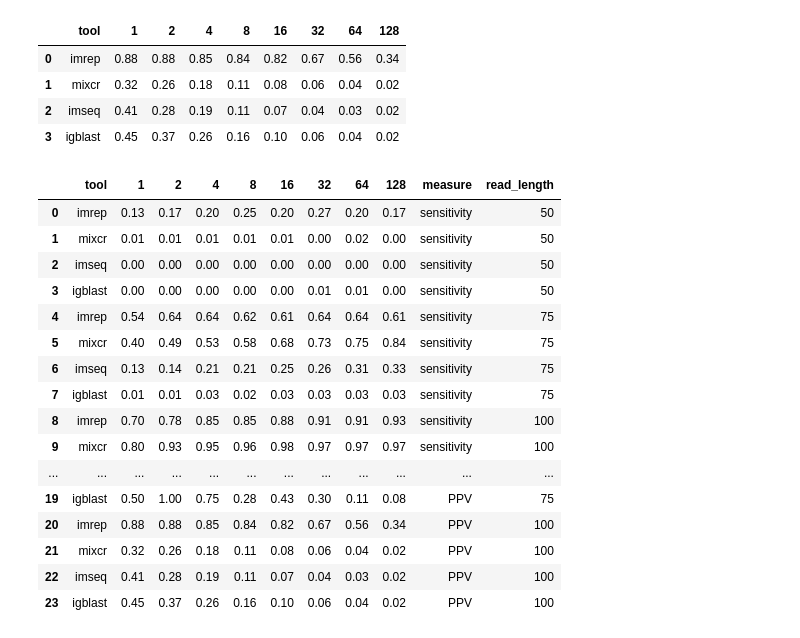
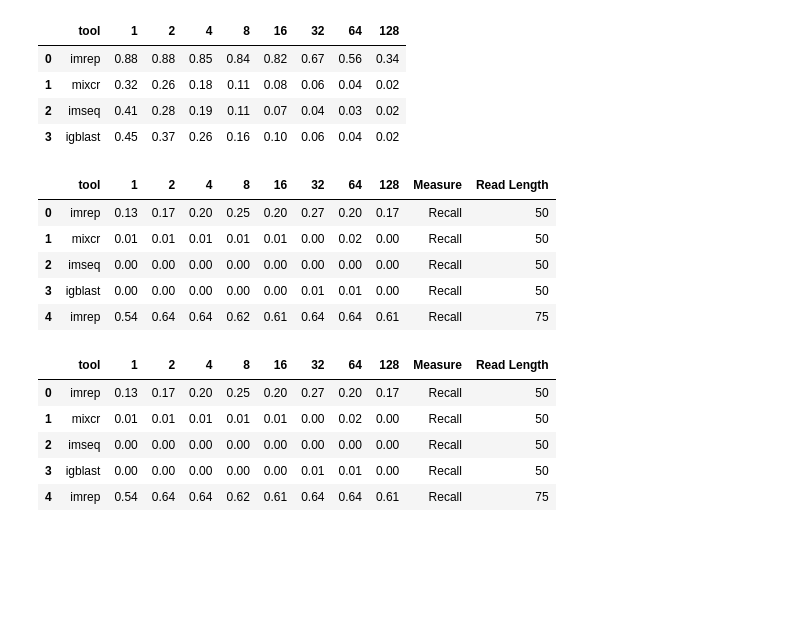
Before and after one commit to Mangul-Lab-USC/ImReP_publication_old, a Jupyter notebook: notebooks/Figure2.ipynb, the cells around one changed output. Cells and saved outputs as stored; diff of their text form; code cells hidden in the pictures; blank space fills up the shorter version.

Commit message:
Ran figures, and added new data files

```diff
--- a/notebooks/Figure2.ipynb
+++ b/notebooks/Figure2.ipynb
@@ -17,36 +19,56 @@ ppv_100
 | 2 | imseq | 0.41 | 0.28 | 0.19 | 0.11 | 0.07 | 0.04 | 0.03 | 0.02 |
 | 3 | igblast | 0.45 | 0.37 | 0.26 | 0.16 | 0.10 | 0.06 | 0.04 | 0.02 |
 # %%
-sens_50['measure'] = "recall"
-sens_50['read_length'] = 50
-sens_75['measure'] = "recall"
-sens_75['read_length'] = 75
-sens_100['measure'] = "recall"
-sens_100['read_length'] = 100
-ppv_50['measure'] = "precision"
-ppv_50['read_length'] = 50
-ppv_75['measure'] = "precision"
-ppv_75['read_length'] = 75
-ppv_100['measure'] = "precision"
-ppv_100['read_length'] = 100
+sens_50['Measure'] = "Recall"
+sens_50['Read Length'] = 50
+sens_75['Measure'] = "Recall"
+sens_75['Read Length'] = 75
+sens_100['Measure'] = "Recall"
+sens_100['Read Length'] = 100
+ppv_50['Measure'] = "Precision"
+ppv_50['Read Length'] = 50
+ppv_75['Measure'] = "Precision"
+ppv_75['Read Length'] = 75
+ppv_100['Measure'] = "Precision"
+ppv_100['Read Length'] = 100
 
 eval_df = pd.concat([sens_50, sens_75, sens_100, ppv_50, ppv_75, ppv_100], ignore_index = True)
-eval_df
+eval_df.head()
 # %% [output]
-|  | tool | 1 | 2 | 4 | 8 | 16 | 32 | 64 | 128 | measure | read_length |
-| 0 | imrep | 0.13 | 0.17 | 0.20 | 0.25 | 0.20 | 0.27 | 0.20 | 0.17 | sensitivity | 50 |
-| 1 | mixcr | 0.01 | 0.01 | 0.01 | 0.01 | 0.01 | 0.00 | 0.02 | 0.00 | sensitivity | 50 |
-| 2 | imseq | 0.00 | 0.00 | 0.00 | 0.00 | 0.00 | 0.00 | 0.00 | 0.00 | sensitivity | 50 |
-| 3 | igblast | 0.00 | 0.00 | 0.00 | 0.00 | 0.00 | 0.01 | 0.01 | 0.00 | sensitivity | 50 |
-| 4 | imrep | 0.54 | 0.64 | 0.64 | 0.62 | 0.61 | 0.64 | 0.64 | 0.61 | sensitivity | 75 |
-| 5 | mixcr | 0.40 | 0.49 | 0.53 | 0.58 | 0.68 | 0.73 | 0.75 | 0.84 | sensitivity | 75 |
-| 6 | imseq | 0.13 | 0.14 | 0.21 | 0.21 | 0.25 | 0.26 | 0.31 | 0.33 | sensitivity | 75 |
-| 7 | igblast | 0.01 | 0.01 | 0.03 | 0.02 | 0.03 | 0.03 | 0.03 | 0.03 | sensitivity | 75 |
-| 8 | imrep | 0.70 | 0.78 | 0.85 | 0.85 | 0.88 | 0.91 | 0.91 | 0.93 | sensitivity | 100 |
-| 9 | mixcr | 0.80 | 0.93 | 0.95 | 0.96 | 0.98 | 0.97 | 0.97 | 0.97 | sensitivity | 100 |
-| ... | ... | ... | ... | ... | ... | ... | ... | ... | ... | ... | ... |
-| 19 | igblast | 0.50 | 1.00 | 0.75 | 0.28 | 0.43 | 0.30 | 0.11 | 0.08 | PPV | 75 |
-| 20 | imrep | 0.88 | 0.88 | 0.85 | 0.84 | 0.82 | 0.67 | 0.56 | 0.34 | PPV | 100 |
-| 21 | mixcr | 0.32 | 0.26 | 0.18 | 0.11 | 0.08 | 0.06 | 0.04 | 0.02 | PPV | 100 |
-| 22 | imseq | 0.41 | 0.28 | 0.19 | 0.11 | 0.07 | 0.04 | 0.03 | 0.02 | PPV | 100 |
-| 23 | igblast | 0.45 | 0.37 | 0.26 | 0.16 | 0.10 | 0.06 | 0.04 | 0.02 | PPV | 100 |
+|  | tool | 1 | 2 | 4 | 8 | 16 | 32 | 64 | 128 | Measure | Read Length |
+| 0 | imrep | 0.13 | 0.17 | 0.20 | 0.25 | 0.20 | 0.27 | 0.20 | 0.17 | Recall | 50 |
+| 1 | mixcr | 0.01 | 0.01 | 0.01 | 0.01 | 0.01 | 0.00 | 0.02 | 0.00 | Recall | 50 |
+| 2 | imseq | 0.00 | 0.00 | 0.00 | 0.00 | 0.00 | 0.00 | 0.00 | 0.00 | Recall | 50 |
+| 3 | igblast | 0.00 | 0.00 | 0.00 | 0.00 | 0.00 | 0.01 | 0.01 | 0.00 | Recall | 50 |
+| 4 | imrep | 0.54 | 0.64 | 0.64 | 0.62 | 0.61 | 0.64 | 0.64 | 0.61 | Recall | 75 |
+# %%
+tools = ['imrep', 'mixcr', 'imseq', 'igblast']
+lengths = [50, 75, 100]
+coverages = ['1', '2', '4', '8', '16', '32', '64', '128']
+
+for l in lengths:
+    for t in tools:
+        row = [t]
+        for c in coverages:
+            tmp = eval_df.loc[eval_df['tool'] == t, :]
+            tmp = tmp.loc[tmp['Read Length'] == l, :]
+            p = tmp.loc[tmp['Measure'] == 'Precision', c].values[0]
+            r = tmp.loc[tmp['Measure'] == 'Recall', c].values[0]
+            if p == 0 and r == 0:
+                fscore = 0.0
+            else:
+                fscore = (2*p*r)/(p+r)
+            row.append(fscore)
+        row.append('F1-Score')
+        row.append(l)
+        row_series = pd.Series(row, index = eval_df.columns)
+        eval_df = eval_df.append(row_series, ignore_index=True)
+eval_df.to_csv(path_or_buf='../summary_data/fig2a.csv')
+eval_df.head()
+# %% [output]
+|  | tool | 1 | 2 | 4 | 8 | 16 | 32 | 64 | 128 | Measure | Read Length |
+| 0 | imrep | 0.13 | 0.17 | 0.20 | 0.25 | 0.20 | 0.27 | 0.20 | 0.17 | Recall | 50 |
+| 1 | mixcr | 0.01 | 0.01 | 0.01 | 0.01 | 0.01 | 0.00 | 0.02 | 0.00 | Recall | 50 |
+| 2 | imseq | 0.00 | 0.00 | 0.00 | 0.00 | 0.00 | 0.00 | 0.00 | 0.00 | Recall | 50 |
+| 3 | igblast | 0.00 | 0.00 | 0.00 | 0.00 | 0.00 | 0.01 | 0.01 | 0.00 | Recall | 50 |
+| 4 | imrep | 0.54 | 0.64 | 0.64 | 0.62 | 0.61 | 0.64 | 0.64 | 0.61 | Recall | 75 |
```
Also changed, not shown: parts of 15 cells of this notebook, 12 other files.
